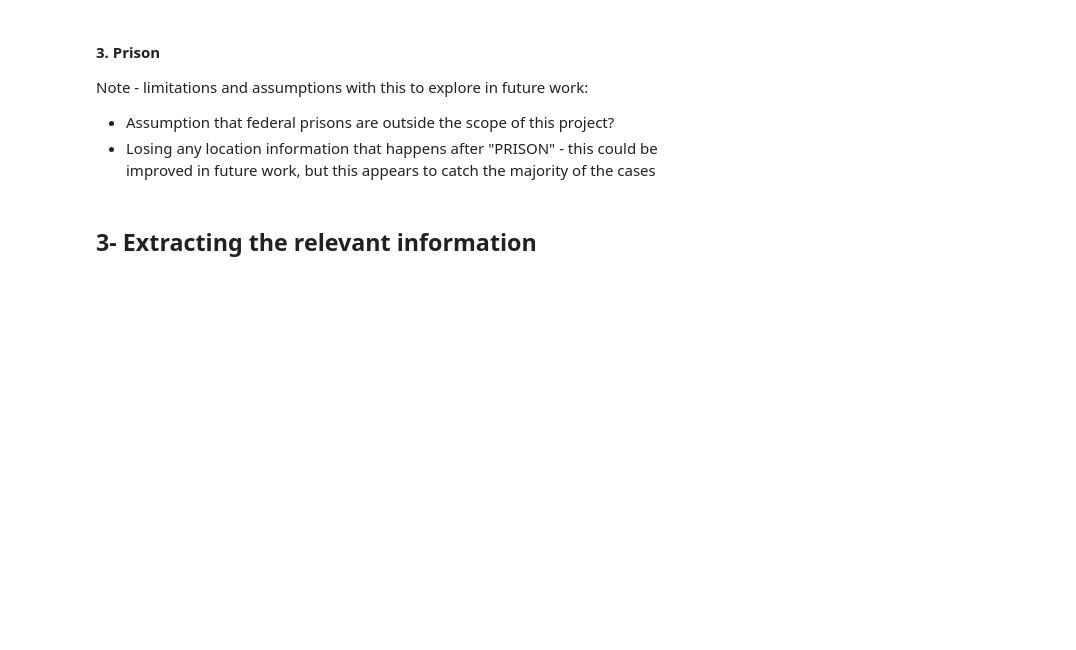
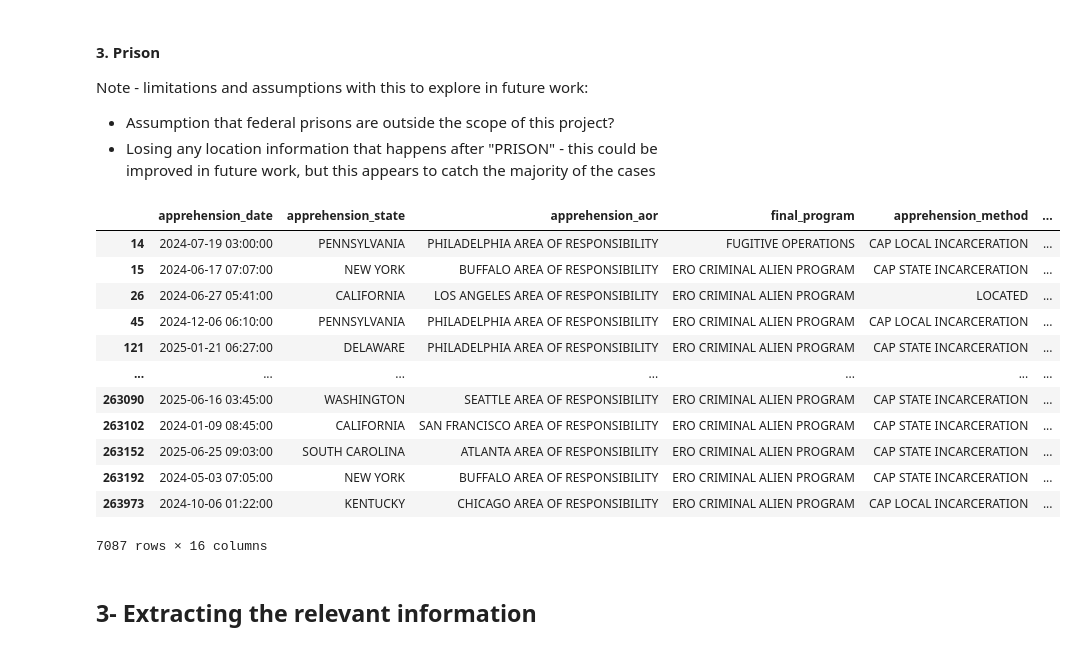
Before and after one commit to ceilingloft/lr_assingment_ice, a Jupyter notebook: task_notebooks/task-2_data_wrangling.ipynb, the cells around one changed output. Drawn from its saved outputs; the diff is of its cells as text; code cells hidden in the pictures; blank space fills up the shorter version.

```diff
--- a/task_notebooks/task-2_data_wrangling.ipynb
+++ b/task_notebooks/task-2_data_wrangling.ipynb
@@ -206,3 +236,20 @@ prison_expression = r"((?:\w+\s){0,3}\bPRISON)"
+# %%
+arrests_df[(arrests_df['apprehension_site_landmark'].fillna('').str.contains('PRISON|CORRECTION')) &
+    ~(arrests_df['apprehension_site_landmark'].fillna('').str.contains('FEDERAL'))]
+# %% [output]
+|  | apprehension_date | apprehension_state | apprehension_aor | final_program | apprehension_method | ... |
+| 14 | 2024-07-19 03:00:00 | PENNSYLVANIA | PHILADELPHIA AREA OF RESPONSIBILITY | FUGITIVE OPERATIONS | CAP LOCAL INCARCERATION | ... |
+| 15 | 2024-06-17 07:07:00 | NEW YORK | BUFFALO AREA OF RESPONSIBILITY | ERO CRIMINAL ALIEN PROGRAM | CAP STATE INCARCERATION | ... |
+| 26 | 2024-06-27 05:41:00 | CALIFORNIA | LOS ANGELES AREA OF RESPONSIBILITY | ERO CRIMINAL ALIEN PROGRAM | LOCATED | ... |
+| 45 | 2024-12-06 06:10:00 | PENNSYLVANIA | PHILADELPHIA AREA OF RESPONSIBILITY | ERO CRIMINAL ALIEN PROGRAM | CAP LOCAL INCARCERATION | ... |
+| 121 | 2025-01-21 06:27:00 | DELAWARE | PHILADELPHIA AREA OF RESPONSIBILITY | ERO CRIMINAL ALIEN PROGRAM | CAP STATE INCARCERATION | ... |
+| ... | ... | ... | ... | ... | ... | ... |
+| 263090 | 2025-06-16 03:45:00 | WASHINGTON | SEATTLE AREA OF RESPONSIBILITY | ERO CRIMINAL ALIEN PROGRAM | CAP STATE INCARCERATION | ... |
+| 263102 | 2024-01-09 08:45:00 | CALIFORNIA | SAN FRANCISCO AREA OF RESPONSIBILITY | ERO CRIMINAL ALIEN PROGRAM | CAP STATE INCARCERATION | ... |
+| 263152 | 2025-06-25 09:03:00 | SOUTH CAROLINA | ATLANTA AREA OF RESPONSIBILITY | ERO CRIMINAL ALIEN PROGRAM | CAP STATE INCARCERATION | ... |
+| 263192 | 2024-05-03 07:05:00 | NEW YORK | BUFFALO AREA OF RESPONSIBILITY | ERO CRIMINAL ALIEN PROGRAM | CAP STATE INCARCERATION | ... |
+| 263973 | 2024-10-06 01:22:00 | KENTUCKY | CHICAGO AREA OF RESPONSIBILITY | ERO CRIMINAL ALIEN PROGRAM | CAP LOCAL INCARCERATION | ... |
+7087 rows × 16 columns
 # %% [markdown]
 ## 3- Extracting the relevant information
 # %%
```
Also changed, not shown: parts of 24 cells of this notebook, 1 other file.
